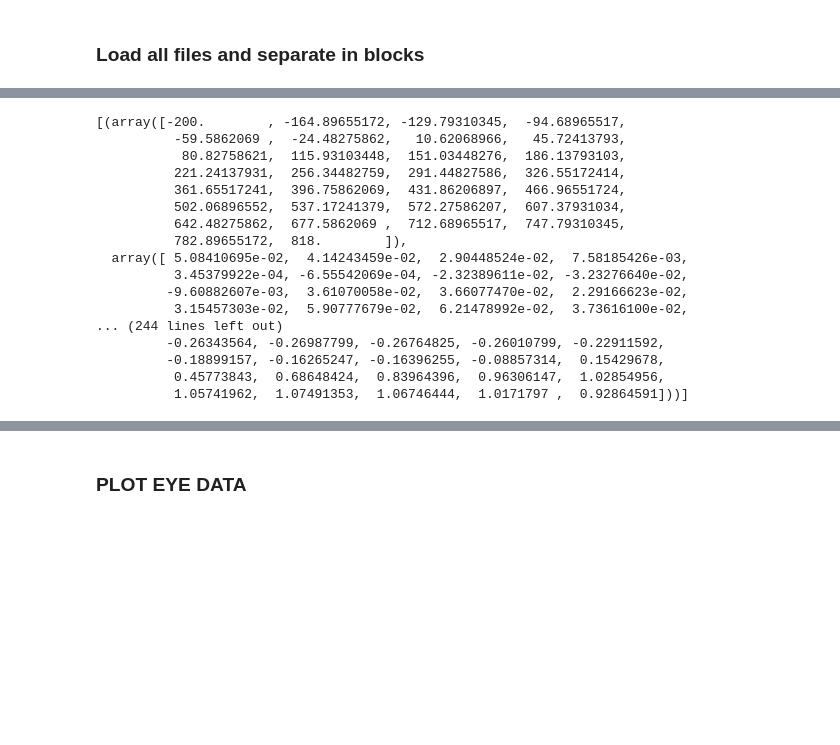
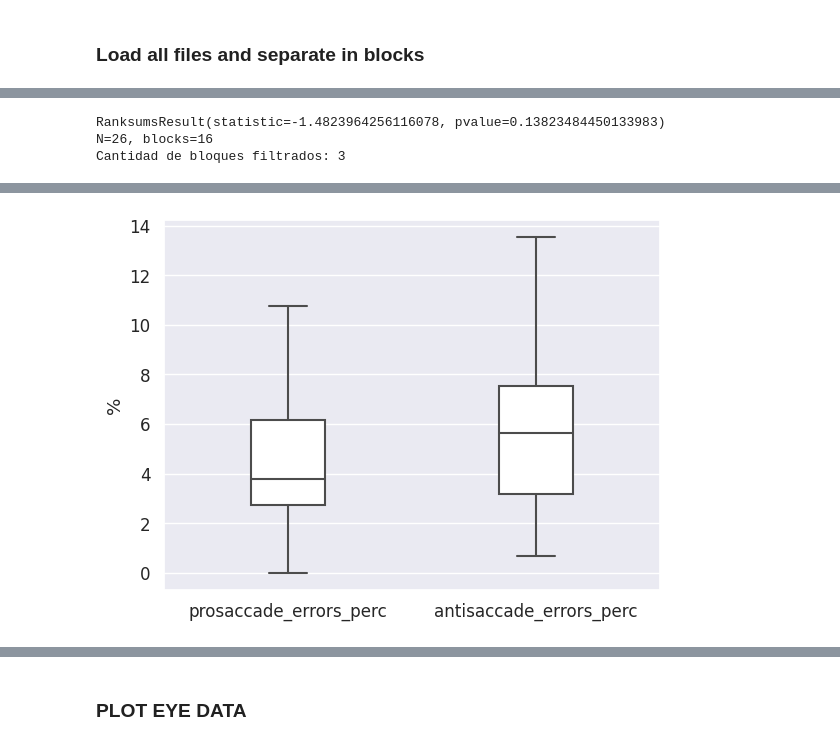
Before and after one commit to GEJ1/et_webcam_experiments, a Jupyter notebook: antisaccade_experiment/antisaccades_analysis.ipynb, the cells around one changed output, grey strips where cells are left out. Cells and saved outputs as stored; diff of their text form; code cells hidden in the pictures; blank space fills up the shorter version.

```diff
--- a/antisaccade_experiment/antisaccades_analysis.ipynb
+++ b/antisaccade_experiment/antisaccades_analysis.ipynb
@@ -571,27 +589,7 @@ df_all_blocks = pd.concat(all_dfs)
-# %%
-df_all_blocks.query("subject == '99'")['prosaccade'].iloc[0]
-# %% [output]
-[(array([-200.        , -164.89655172, -129.79310345,  -94.68965517,
-          -59.5862069 ,  -24.48275862,   10.62068966,   45.72413793,
-           80.82758621,  115.93103448,  151.03448276,  186.13793103,
-          221.24137931,  256.34482759,  291.44827586,  326.55172414,
-          361.65517241,  396.75862069,  431.86206897,  466.96551724,
-          502.06896552,  537.17241379,  572.27586207,  607.37931034,
-          642.48275862,  677.5862069 ,  712.68965517,  747.79310345,
-          782.89655172,  818.        ]),
-  array([ 5.08410695e-02,  4.14243459e-02,  2.90448524e-02,  7.58185426e-03,
-          3.45379922e-04, -6.55542069e-04, -2.32389611e-02, -3.23276640e-02,
-         -9.60882607e-03,  3.61070058e-02,  3.66077470e-02,  2.29166623e-02,
-          3.15457303e-02,  5.90777679e-02,  6.21478992e-02,  3.73616100e-02,
-... (244 lines left out)
-         -0.26343564, -0.26987799, -0.26764825, -0.26010799, -0.22911592,
-         -0.18899157, -0.16265247, -0.16396255, -0.08857314,  0.15429678,
-          0.45773843,  0.68648424,  0.83964396,  0.96306147,  1.02854956,
-          1.05741962,  1.07491353,  1.06746444,  1.0171797 ,  0.92864591]))]
 # %%
 # Constants
-MAX_NUMBER_INCORRECTS_PER_BLOCK = (
-    14  # Esto implica que en un bloque hizo al menos el 70% mal
+MAX_NUMBER_INCORRECTS_BY_BLOCK = (
+    10  # Esto implica que en un bloque hizo al menos el 70% mal
 )
 FIRST_BLOCK = 1
 LAST_BLOCK = 16
@@ -599,11 +597,13 @@ LAST_BLOCK = 16
 # Filter and boxplot anti vs. pro
 df_blocks_filtered = (
     df_all_blocks.query(
-        "prosaccade_errors < @MAX_NUMBER_INCORRECTS_PER_BLOCK and antisaccade_errors < @MAX_NUMBER_INCORRECTS_PER_BLOCK and @FIRST_BLOCK <= block <= @LAST_BLOCK"
+        "prosaccade_errors < @MAX_NUMBER_INCORRECTS_BY_BLOCK and antisaccade_errors < @MAX_NUMBER_INCORRECTS_BY_BLOCK and @FIRST_BLOCK <= block <= @LAST_BLOCK"
     )  # Con la mitad de los bloques
     .groupby("subject")
     .agg(
         {
+            "prosaccade": list,
+            "antisaccade":list,
             "prosaccade_errors": "sum",
             "antisaccade_errors": "sum",
             "prosaccade_trials_remained": "sum",
@@ -617,11 +617,13 @@ df_blocks_filtered = (
             "pro_sacc_correct_rt_median": np.nanmean,
             "anti_sacc_correct_rt_median": np.nanmean,
             "block": lambda x: x.nunique(),
+            "age": pd.Series.mode # TODO: MAKE THE SAME WITH OTHER SIMILAR DATA
         }
     )
 )
 
 df_blocks_filtered = df_blocks_filtered.rename({"block": "remained_blocks"}, axis=1)
+df_blocks_filtered['max_number_incorrect_by_block'] = MAX_NUMBER_INCORRECTS_BY_BLOCK
 df_blocks_filtered.insert(2, "delta_errors", df_blocks_filtered['antisaccade_errors'] - df_blocks_filtered['prosaccade_errors'])
 
 
@@ -660,3 +662,7 @@ print(f"N={len(df_blocks_filtered)}, blocks={df_blocks_filtered['remained_blocks
 
 print(f"Cantidad de bloques filtrados: {(len(df_blocks_filtered['remained_blocks']) * 16)  - df_blocks_filtered['remained_blocks'].sum()}")
 df_blocks_filtered.describe()
+# %% [output]
+RanksumsResult(statistic=-1.4823964256116078, pvalue=0.13823484450133983)
+N=26, blocks=16
+Cantidad de bloques filtrados: 3
@@ -662,0 +678 @@ df_blocks_filtered.describe()
+[figure, added]
```
Also changed, not shown: parts of 18 cells of this notebook, 9 other files.
